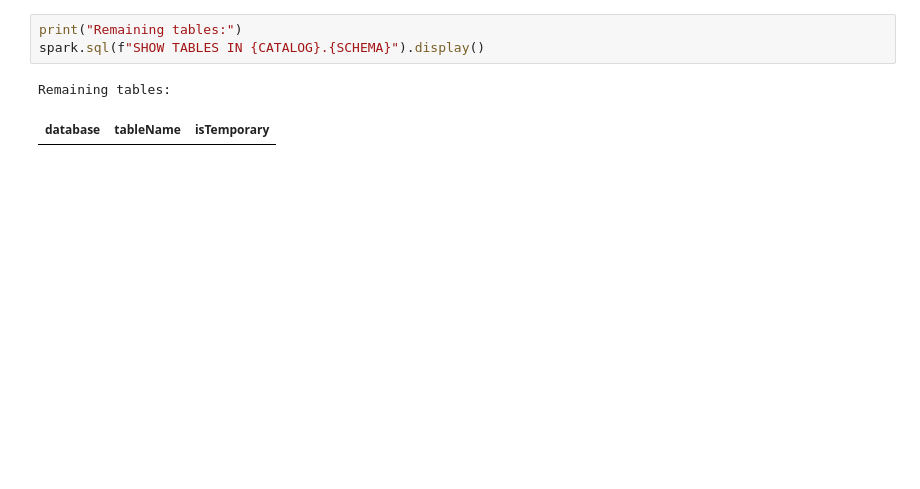
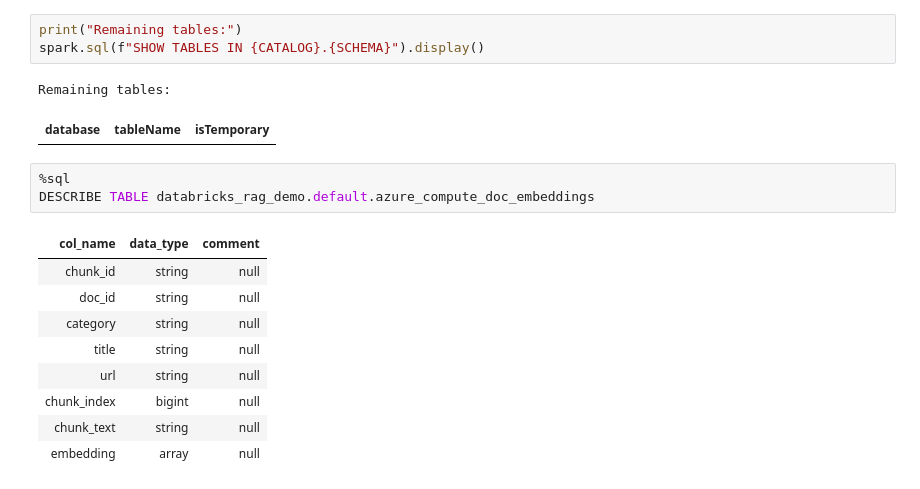
Before and after one commit to huiminyan2017/databricks-rag-ml, a Jupyter notebook: notebooks/99_cleanup_environment.ipynb, the cells around one changed output. Drawn from its saved outputs; the diff is of its cells as text; blank space fills up the shorter version.

```diff
--- a/notebooks/99_cleanup_environment.ipynb
+++ b/notebooks/99_cleanup_environment.ipynb
@@ -68,3 +64,16 @@ spark.sql(f"SHOW TABLES IN {CATALOG}.{SCHEMA}").display()
 # %% [output]
 Remaining tables:
 | database | tableName | isTemporary |
+# %%
+%sql
+DESCRIBE TABLE databricks_rag_demo.default.azure_compute_doc_embeddings
+# %% [output]
+| col_name | data_type | comment |
+| chunk_id | string | null |
+| doc_id | string | null |
+| category | string | null |
+| title | string | null |
+| url | string | null |
+| chunk_index | bigint | null |
+| chunk_text | string | null |
+| embedding | array | null |
```
Also changed, not shown: parts of 3 cells of this notebook, 9 other files.
